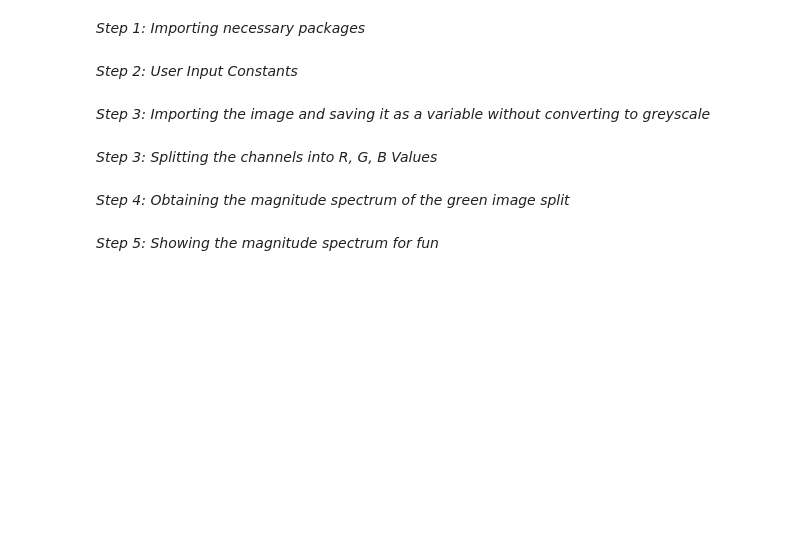
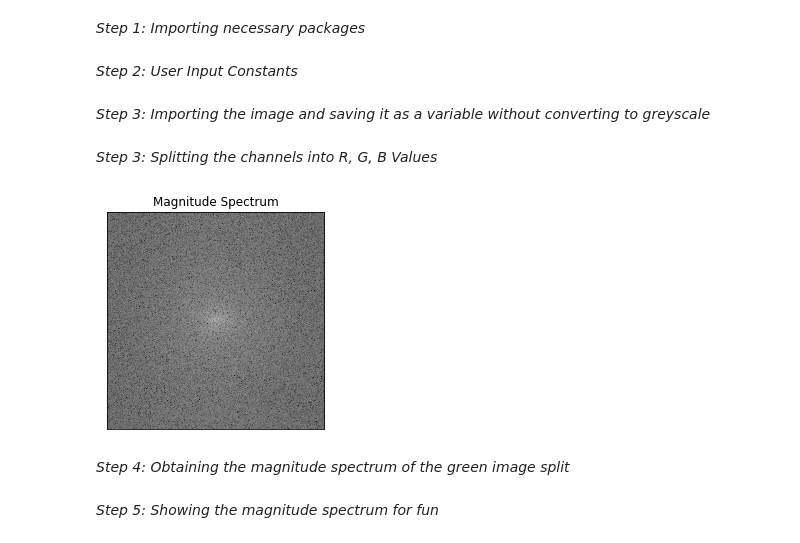
Before and after one commit to hhelmbre/Rockstar-Lifestyle, a Jupyter notebook: examples/fourier-transform-with-multires-hist.ipynb, the cells around one changed output. Saved outputs shown, nothing was run; the diff lists cells and outputs as text; code cells hidden in the pictures; blank space fills up the shorter version.

Commit message:
Fixed the fact that the plotting function wasn't working...

```diff
--- a/examples/fourier-transform-with-multires-hist.ipynb
+++ b/examples/fourier-transform-with-multires-hist.ipynb
@@ -34,6 +34,16 @@ im =  Image.open("/Users/HawleyHelm/Desktop/P35_LPS_ipsi_40x_zstack_cells_MaxIP.
 *Step 3: Splitting the channels into R, G, B Values*
 # %%
 r,g,b = im.split()
+# %%
+f_red = np.fft.fft2(g)
+fshift_red = np.fft.fftshift(f_red)
+m_spec_red = np.log(np.abs(fshift_red))
+
+plt.imshow(m_spec_red, cmap = 'gray')
+plt.title('Magnitude Spectrum'), plt.xticks([]), plt.yticks([])
+plt.show()
+# %% [output]
+[figure, added]
 # %% [markdown]
 *Step 4: Obtaining the magnitude spectrum of the green image split*
 # %%
```
Also changed, not shown: parts of 5 cells of this notebook.
